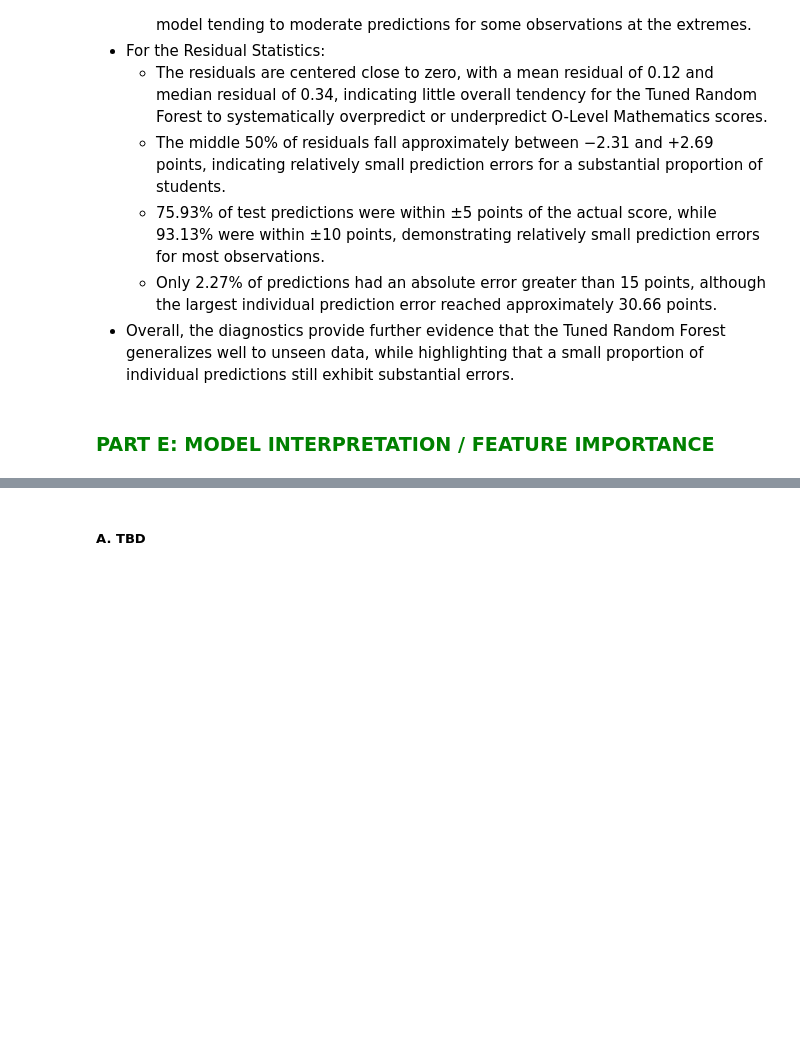
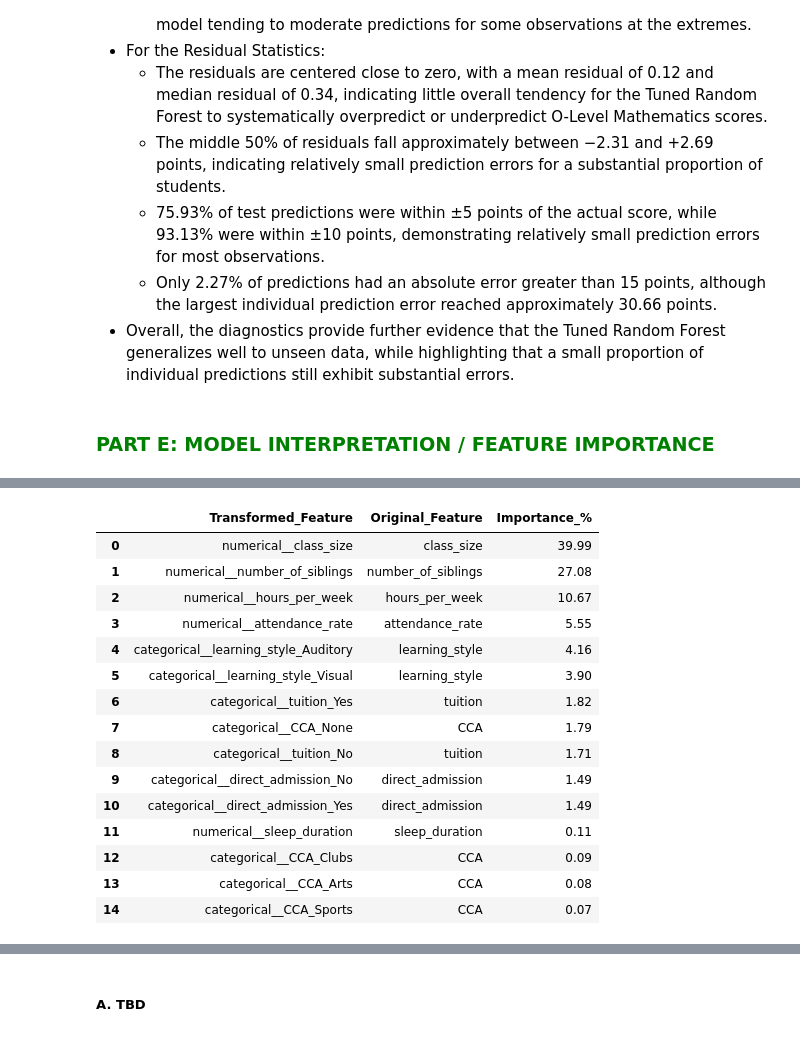
Before and after one commit to thedataanalyst-ylime/o-level-mathematics-performance-analysis, a Jupyter notebook: eda.ipynb, the cells around one changed output, grey strips where cells are left out. Saved outputs shown, nothing was run; the diff lists cells and outputs as text; code cells hidden in the pictures; blank space fills up the shorter version.

```diff
--- a/eda.ipynb
+++ b/eda.ipynb
@@ -3658,0 +3751,63 @@ Largest absolute prediction error: 30.66
+# %%
+numerical_features = [
+    "class_size",
+    "number_of_siblings",
+    "attendance_rate",
+    "sleep_duration",
+    "hours_per_week"
+]
+
+categorical_features = [
+    "direct_admission",
+    "CCA",
+    "learning_style",
+    "tuition"
+]
+# %%
+# All original model predictors
+original_features = numerical_features + categorical_features
+
+
+def get_original_feature(transformed_feature):
+
+    # Remove ColumnTransformer prefix
+    clean_name = transformed_feature.split("__", 1)[-1]
+
+    # Numerical features retain their original names
+    if clean_name in numerical_features:
+        return clean_name
+
+    # Categorical features may have category names appended
+    for feature in categorical_features:
+        if clean_name == feature or clean_name.startswith(feature + "_"):
+            return feature
+
+    return clean_name
+
+
+# Map transformed columns to original predictors
+feature_importance["Original_Feature"] = (
+    feature_importance["Transformed_Feature"]
+    .apply(get_original_feature)
+)
+
+feature_importance[
+    ["Transformed_Feature", "Original_Feature", "Importance_%"]
+].round(2)
+# %% [output]
+|  | Transformed_Feature | Original_Feature | Importance_% |
+| 0 | numerical__class_size | class_size | 39.99 |
+| 1 | numerical__number_of_siblings | number_of_siblings | 27.08 |
+| 2 | numerical__hours_per_week | hours_per_week | 10.67 |
+| 3 | numerical__attendance_rate | attendance_rate | 5.55 |
+| 4 | categorical__learning_style_Auditory | learning_style | 4.16 |
+| 5 | categorical__learning_style_Visual | learning_style | 3.90 |
+| 6 | categorical__tuition_Yes | tuition | 1.82 |
+| 7 | categorical__CCA_None | CCA | 1.79 |
+| 8 | categorical__tuition_No | tuition | 1.71 |
+| 9 | categorical__direct_admission_No | direct_admission | 1.49 |
+| 10 | categorical__direct_admission_Yes | direct_admission | 1.49 |
+| 11 | numerical__sleep_duration | sleep_duration | 0.11 |
+| 12 | categorical__CCA_Clubs | CCA | 0.09 |
+| 13 | categorical__CCA_Arts | CCA | 0.08 |
+| 14 | categorical__CCA_Sports | CCA | 0.07 |
```
Also changed, not shown: parts of 21 cells of this notebook.
